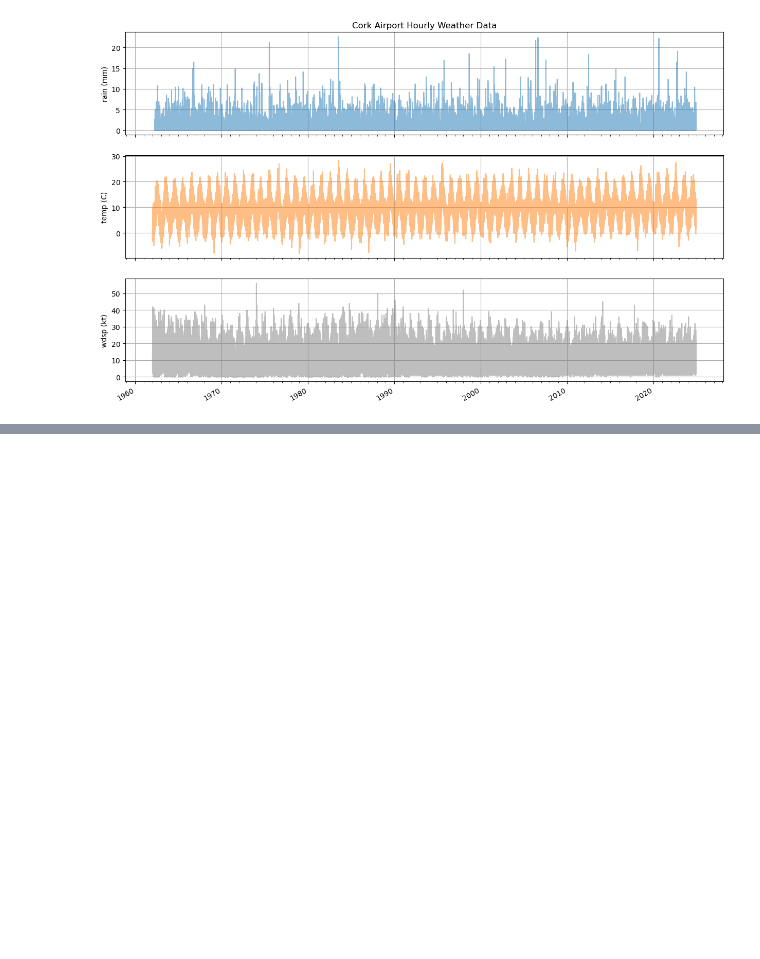
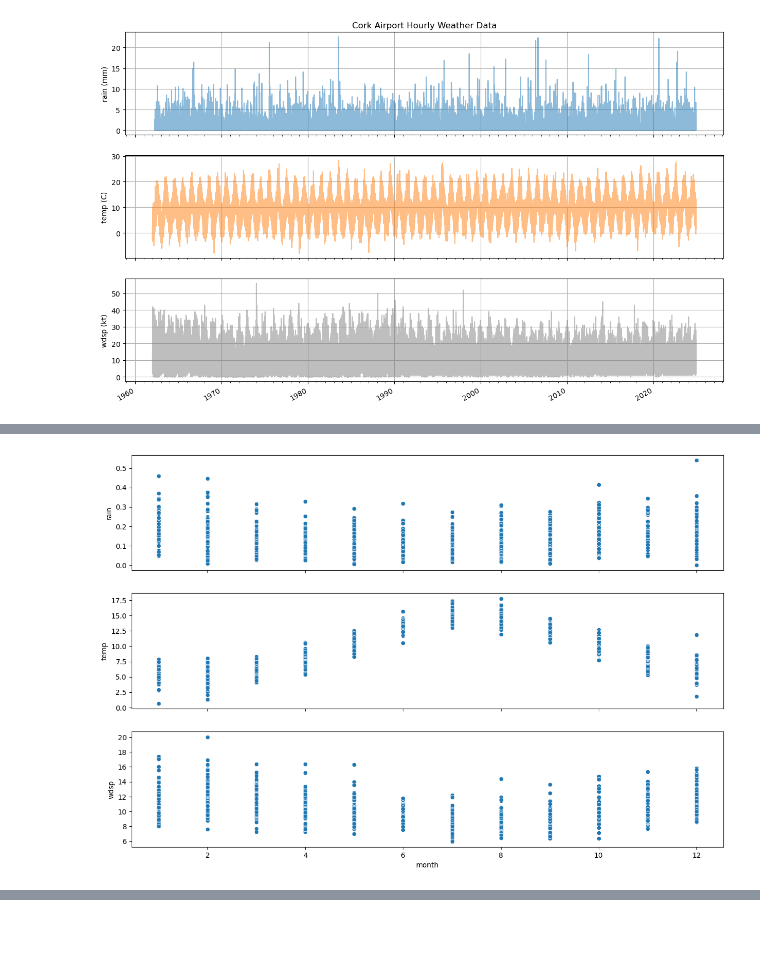
Before and after one commit to eoghanpw/PFDA-project, a Jupyter notebook: project.ipynb, the cells around one changed output, grey strips where cells are left out. Cells and saved outputs as stored; diff of their text form; code cells hidden in the pictures; blank space fills up the shorter version.

```diff
--- a/project.ipynb
+++ b/project.ipynb
@@ -65,3 +65,7 @@ ax1.set_title("Cork Airport Hourly Weather Data")
 plt.show()
 # %% [output]
 [figure]
+# %%
+cork_airport_monthly = cork_airport_df.resample("ME").mean()
+# %%
+cork_airport_monthly["month"] = cork_airport_monthly.index.month
@@ -67,0 +89,18 @@ plt.show()
+# %%
+fig, (ax1, ax2, ax3) = plt.subplots(nrows=3, ncols=1, sharex=True, figsize=(15, 10))
+
+#title = "Cork Airport Monthly Mean Temperature"
+#xlabel = "month"
+#ylabel = "temp (C)"
+#line_kws = {"color": "tab:red"}
+#scatter_kws = {"color": "tab:orange", "alpha": 0.5}
+
+#sns.lmplot(data=cork_airport_monthly, x="month", y="temp", order=5, line_kws=line_kws, scatter_kws=scatter_kws).set(title=title, xlabel=xlabel, ylabel=ylabel)
+
+sns.scatterplot(data=cork_airport_monthly, x="month", y="rain", ax=ax1)
+sns.scatterplot(data=cork_airport_monthly, x="month", y="temp", ax=ax2)
+sns.scatterplot(data=cork_airport_monthly, x="month", y="wdsp", ax=ax3)
+
+plt.show()
+# %% [output]
+[figure, added]
```
Also changed, not shown: parts of 3 cells of this notebook.
